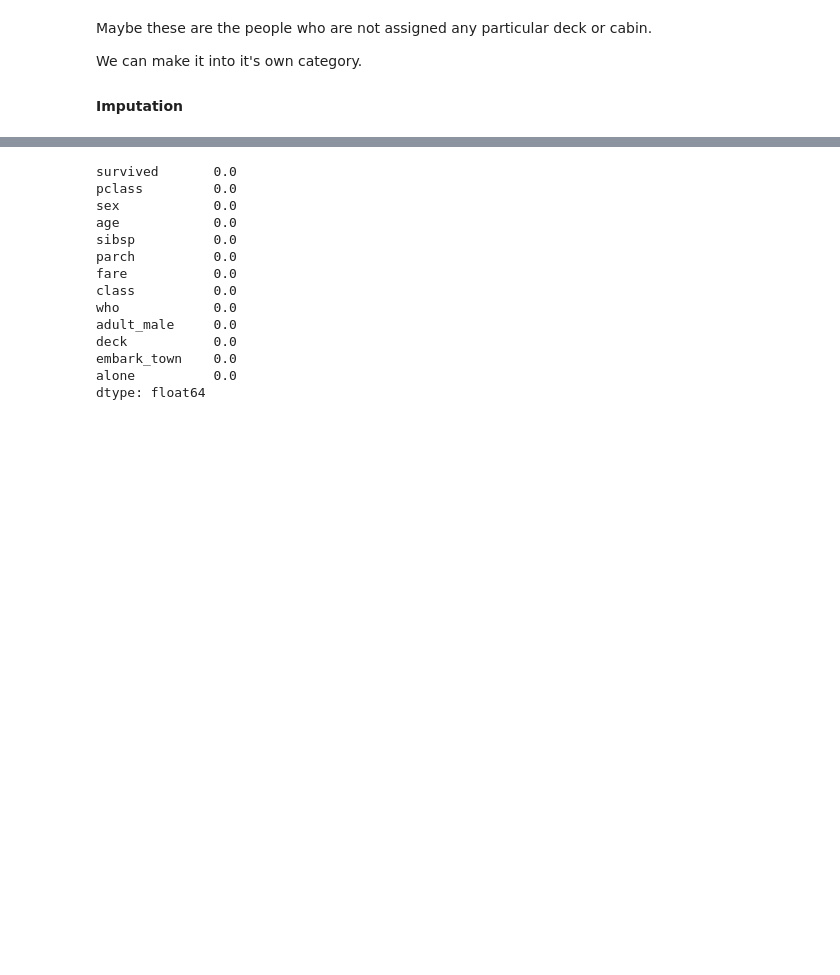
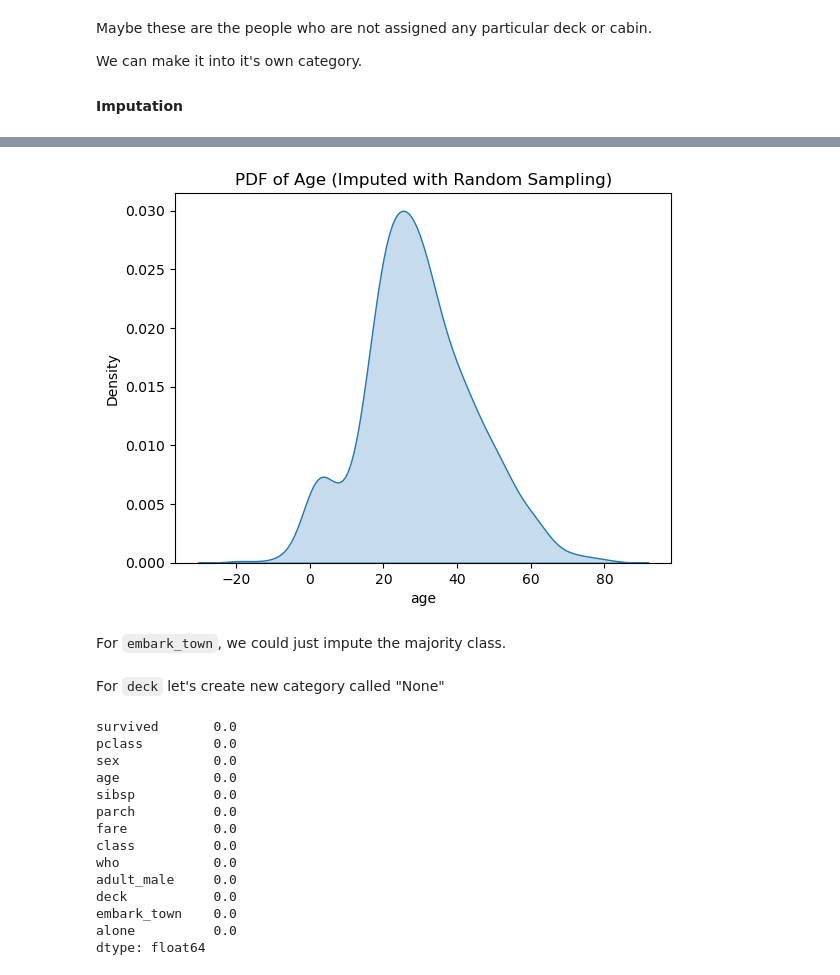
Before and after one commit to RomandRapido/DSC1107_Wrangling, a Jupyter notebook: FA5_Lansangan/FA5_Lansangan.ipynb, the cells around one changed output, grey strips where cells are left out. Drawn from its saved outputs; the diff is of its cells as text; code cells hidden in the pictures; blank space fills up the shorter version.

```diff
--- a/FA5_Lansangan/FA5_Lansangan.ipynb
+++ b/FA5_Lansangan/FA5_Lansangan.ipynb
@@ -208,6 +221,21 @@ df_train['age'] = df_train['age'].fillna(mean_age)
+# %%
+mask = df_train['age'].isna()
+na_index = df_train.loc[mask, 'age'].index
+
+random_age = np.random.normal(mean_age, df_train['age'].std(), len(na_index))
+df_train.loc[na_index, 'age'] = random_age
+
+sns.kdeplot(df_train['age'], fill=True)
+plt.title("PDF of Age (Imputed with Random Sampling)");
+# %% [output]
+[figure, added]
+# %% [markdown]
+For `embark_town`, we could just impute the majority class.
 # %%
 majority_class = df_train['embark_town'].value_counts(ascending=False).index[0]
 df_train['embark_town'] = df_train['embark_town'].fillna(majority_class)
+# %% [markdown]
+For `deck` let's create new category called "None"
 # %%
 df_train['deck'] = df_train['deck'].astype("object").fillna("None")
 # %%
```
Also changed, not shown: parts of 65 cells of this notebook.
